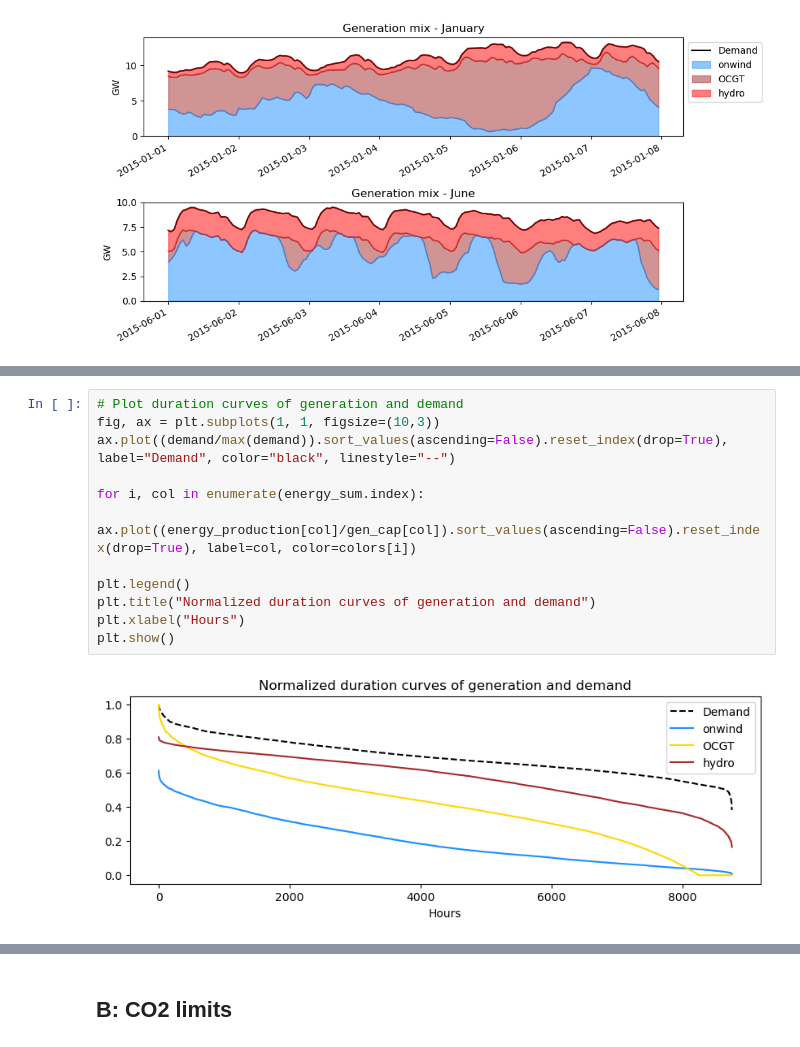
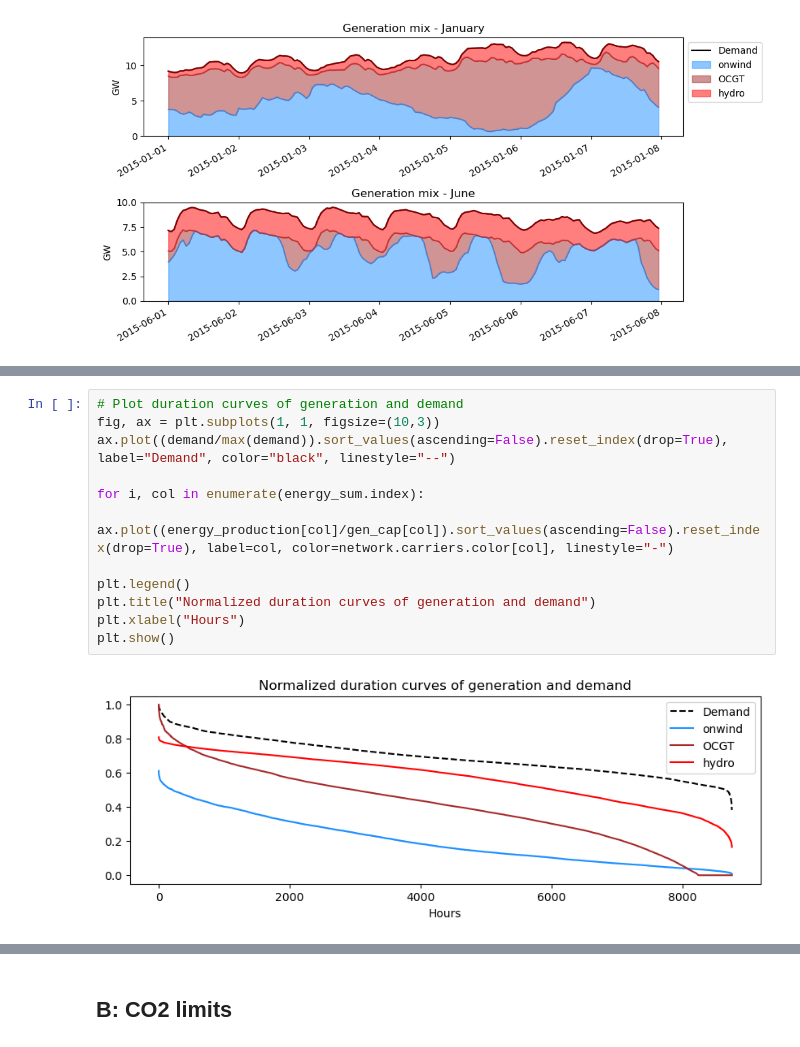
Before and after one commit to NicolineSimoneDTU/Integrated_Project, a Jupyter notebook: project.ipynb, the cells around one changed output, grey strips where cells are left out. Drawn from its saved outputs; the diff is of its cells as text.

```diff
--- a/project.ipynb
+++ b/project.ipynb
@@ -263,15 +269,15 @@ plt.show()
 # %%
 # Plot duration curves of generation and demand
 fig, ax = plt.subplots(1, 1, figsize=(10,3))
 ax.plot((demand/max(demand)).sort_values(ascending=False).reset_index(drop=True), label="Demand", color="black", linestyle="--")
 
 for i, col in enumerate(energy_sum.index):
-    ax.plot((energy_production[col]/gen_cap[col]).sort_values(ascending=False).reset_index(drop=True), label=col, color=colors[i])
+    ax.plot((energy_production[col]/gen_cap[col]).sort_values(ascending=False).reset_index(drop=True), label=col, color=network.carriers.color[col], linestyle="-")
 
 plt.legend()
 plt.title("Normalized duration curves of generation and demand")
 plt.xlabel("Hours")
 plt.show()
 # %% [output]
-[figure, old version]
+[figure, new version]
 # %%
```
Also changed, not shown: parts of 17 cells of this notebook.
